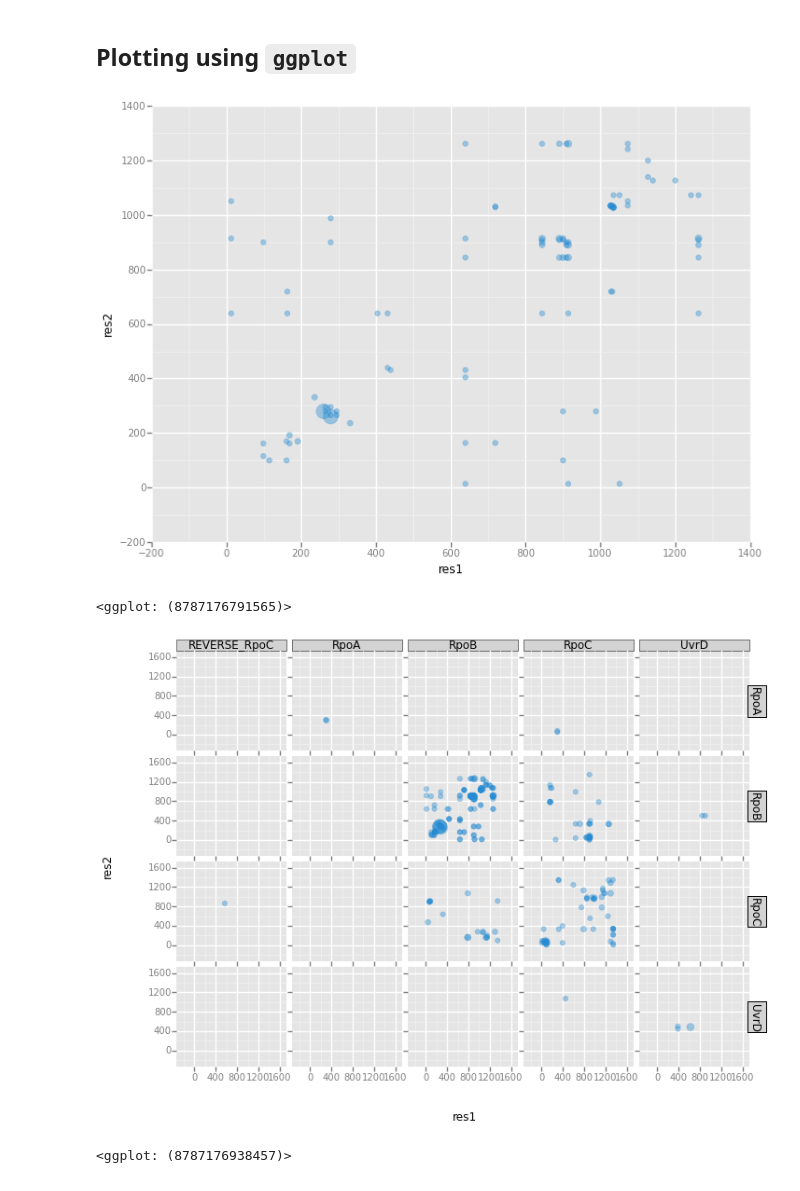
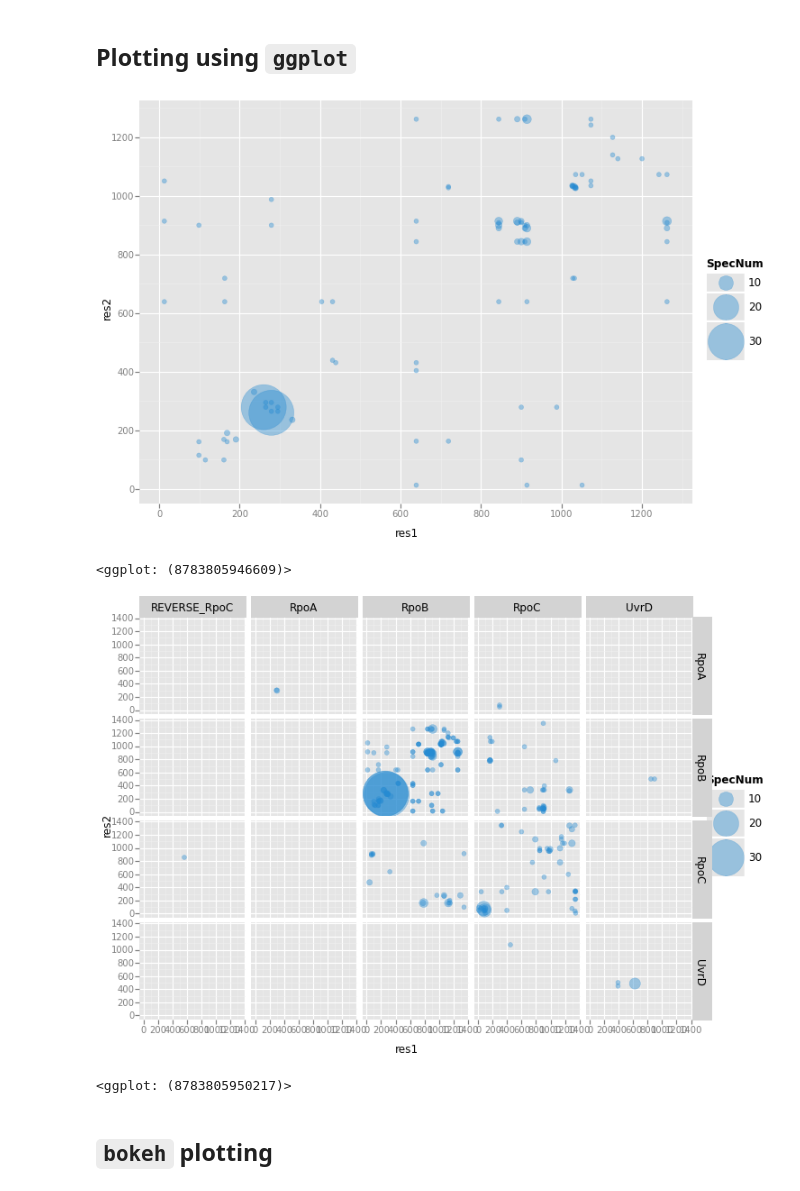
Before and after one commit to justinjee/proScatter, a Jupyter notebook: html-pandas_test.ipynb, the cells around one changed output. Drawn from its saved outputs; the diff is of its cells as text; code cells hidden in the pictures.

```diff
--- a/html-pandas_test.ipynb
+++ b/html-pandas_test.ipynb
@@ -75,18 +75,19 @@ from ggplot import *
 # %%
 data = df_sum[(df_sum['prot1'] == 'RpoB') & (df_sum['prot2'] == 'RpoB')]
 data_ = data.copy()
 # This is how we handle symmetry
 data_.rename(columns={'res1': 'res2', 'res2': 'res1'}, inplace=True)
 data_ = pd.concat([data, data_])
 data_.reset_index(drop=True, inplace=True)
 
 p = ggplot(data_, aes(x='res1', y='res2', size='SpecNum')) \
+    + scale_size([5,50]) \
     + geom_point(alpha=0.4, color='#268bd2')
 
 print p
 # %% [output]
-[figure, old version]
+[figure, new version]
-<ggplot: (8787176791565)>
+<ggplot: (8783805946609)>
 # %%
 data = df_sum.copy()
 # This is how we handle symmetry
@@ -95,10 +96,13 @@ data_ = pd.concat([data, data_])
 data_.reset_index(drop=True, inplace=True)
 
 p = ggplot(data_, aes(x='res1', y='res2', size='SpecNum')) \
+    + scale_size([5,50]) \
     + geom_point(alpha=0.4, color='#268bd2') \
     + facet_grid('prot1', 'prot2')
 
 print p
 # %% [output]
-[figure, old version]
+[figure, new version]
-<ggplot: (8787176938457)>
+<ggplot: (8783805950217)>
+# %% [markdown]
+## `bokeh` plotting
```
Also changed, not shown: parts of 3 cells of this notebook, 3 other files.
